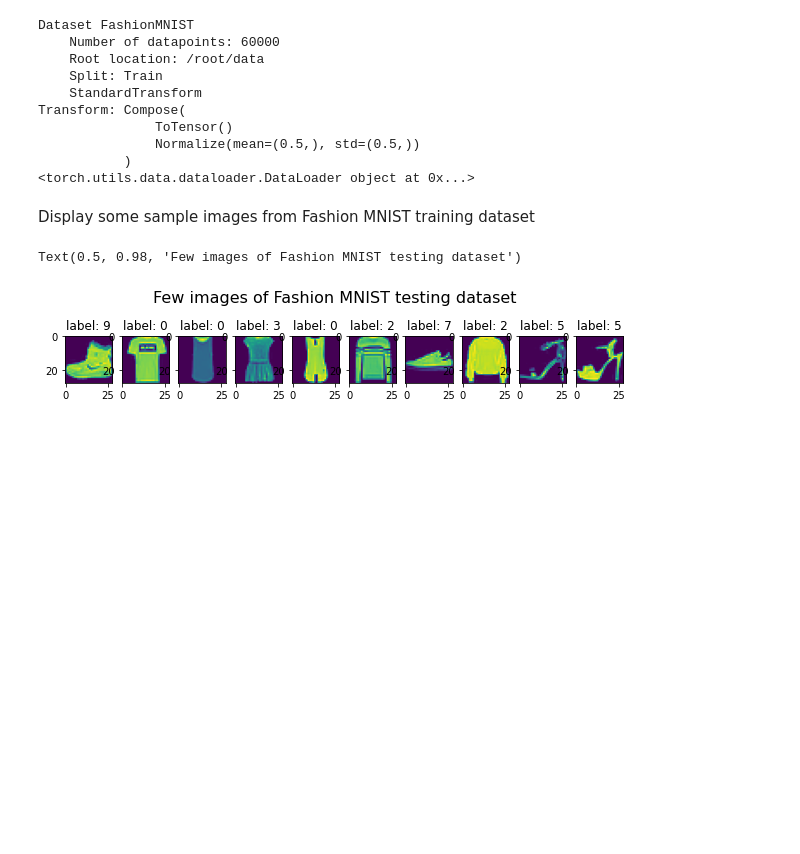
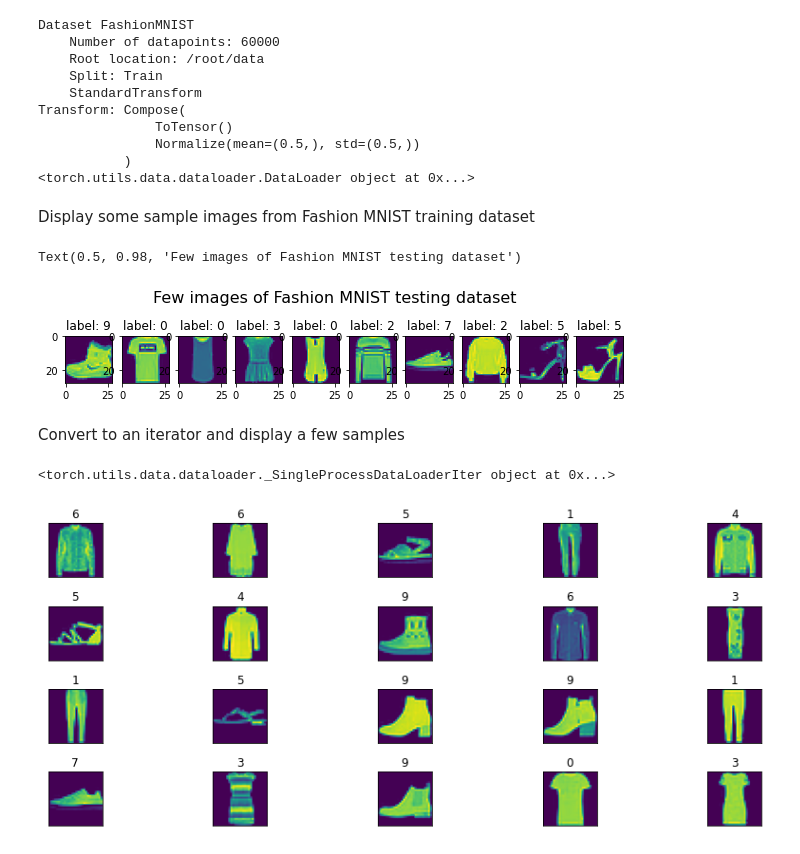
Before and after one commit to ProfessorDong/Deep-Learning-Course-Examples, a Jupyter notebook: ML_Examples/Load_FashionMNIST_PyTorch.ipynb, the cells around one changed output. Cells and saved outputs as stored; diff of their text form; code cells hidden in the pictures; blank space fills up the shorter version.

Commit message:
Load Fashion MNIST image data with PyTorch

```diff
--- a/ML_Examples/Load_FashionMNIST_PyTorch.ipynb
+++ b/ML_Examples/Load_FashionMNIST_PyTorch.ipynb
@@ -91,3 +76,22 @@ plt.suptitle("Few images of Fashion MNIST testing dataset", fontsize=16)
 # %% [output]
 Text(0.5, 0.98, 'Few images of Fashion MNIST testing dataset')
 [figure]
+# %% [markdown]
+Convert to an iterator and display a few samples
+# %%
+dataiter = iter(trainloader)
+print(dataiter)
+images, labels = next(dataiter)
+# %% [output]
+<torch.utils.data.dataloader._SingleProcessDataLoaderIter object at 0x...>
+# %%
+import matplotlib.pyplot as plt
+
+fig = plt.figure(figsize=(15,5))
+for idx in np.arange(20):
+  ax = fig.add_subplot(4, 20/4, idx+1, xticks=[], yticks=[])
+  ax.imshow(np.squeeze(images[idx]), cmap='viridis')
+  ax.set_title(labels[idx].item())
+  fig.tight_layout()
+# %% [output]
+[figure, added]
```
Also changed, not shown: parts of 1 cell of this notebook.
